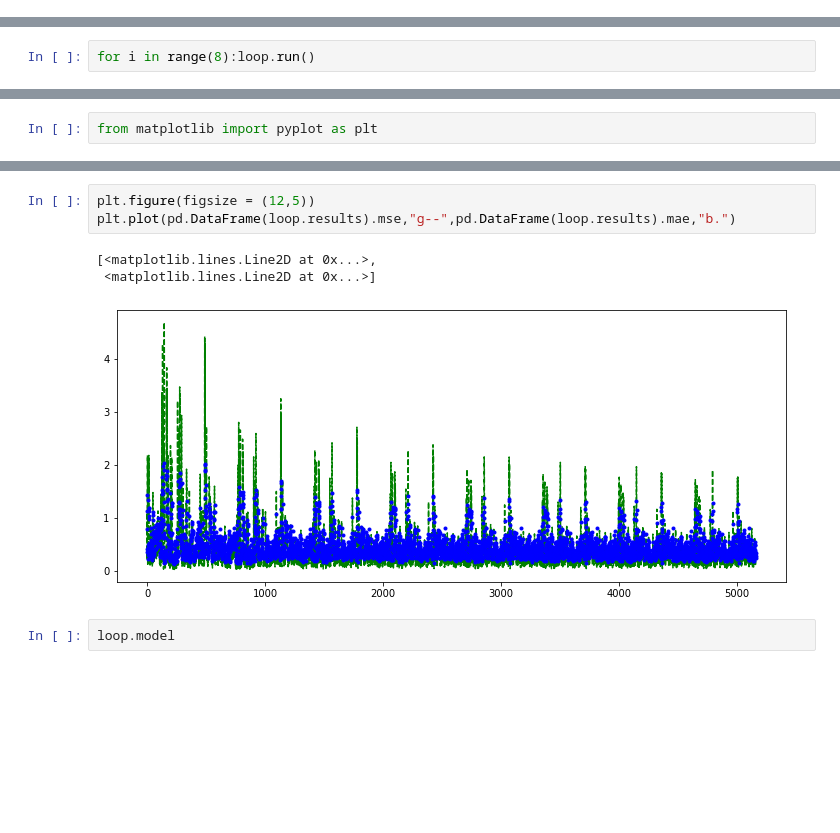
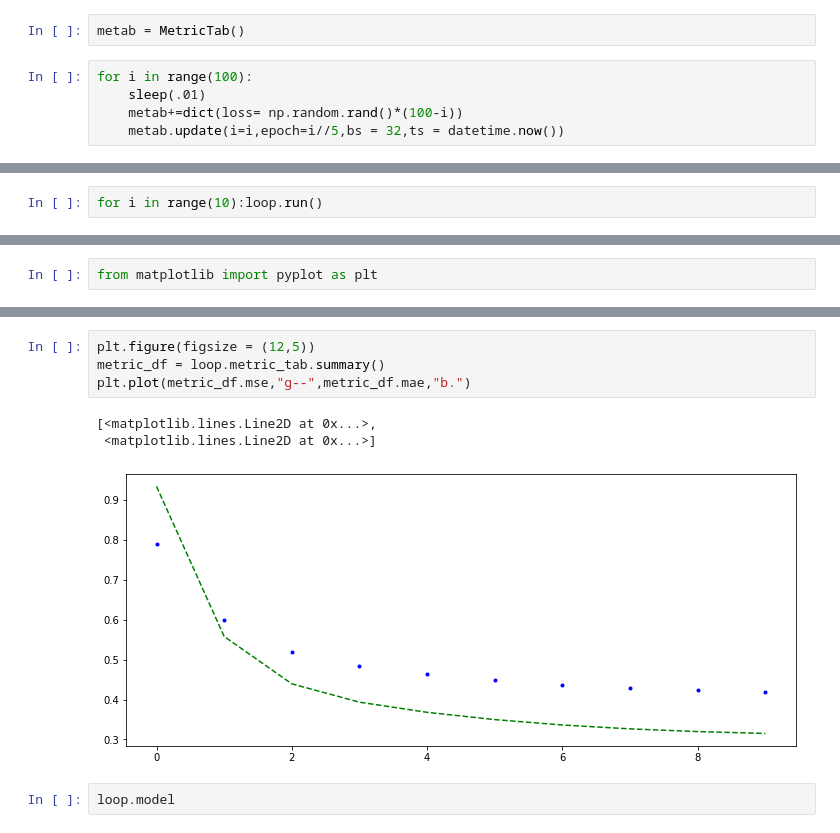
Before and after one commit to raynardj/forgebox, a Jupyter notebook: nbs/15_loopstack.ipynb, the cells around one changed output, grey strips where cells are left out. Drawn from its saved outputs; the diff is of its cells as text; blank space fills up the shorter version.

Commit message:
new way of writing down metric

```diff
--- a/nbs/15_loopstack.ipynb
+++ b/nbs/15_loopstack.ipynb
@@ -114,0 +171,7 @@ EVAL_EVENTS = ["DATA_PROCESS","EVAL_WRAP","FORWARD","LOSS_CALC","METRICS"]
+# %%
+metab = MetricTab()
+# %%
+for i in range(100):
+    sleep(.01)
+    metab+=dict(loss= np.random.rand()*(100-i))
+    metab.update(i=i,epoch=i//5,bs = 32,ts = datetime.now())
@@ -253,4 +363,4 @@ loop.search()
 # %% [output]
 [interactive output not drawn]
 # %%
-for i in range(8):loop.run()
+for i in range(10):loop.run()
@@ -276,10 +397,11 @@ from matplotlib import pyplot as plt
 # %%
 plt.figure(figsize = (12,5))
-plt.plot(pd.DataFrame(loop.results).mse,"g--",pd.DataFrame(loop.results).mae,"b.")
+metric_df = loop.metric_tab.summary()
+plt.plot(metric_df.mse,"g--",metric_df.mae,"b.")
 # %% [output]
 [<matplotlib.lines.Line2D at 0x...>,
  <matplotlib.lines.Line2D at 0x...>]
-[figure, old version]
+[figure, new version]
 # %%
 loop.model
 # %% [output]
```
Also changed, not shown: parts of 10 cells of this notebook, 5 other files.
